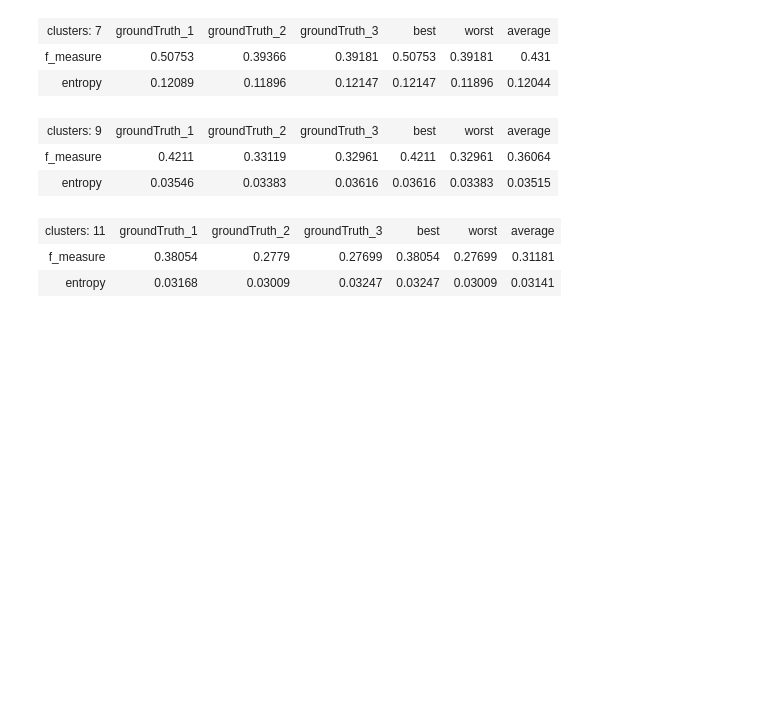
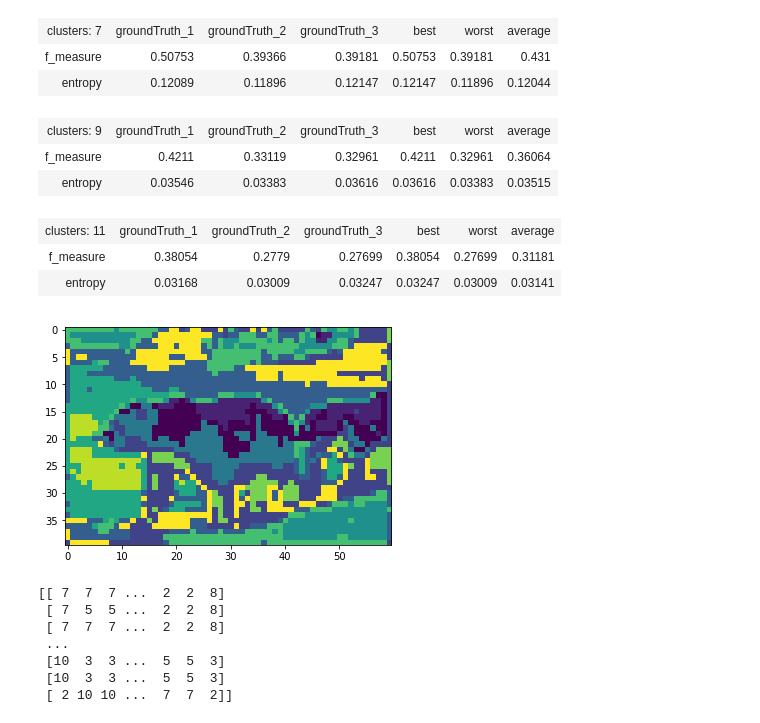
Before and after one commit to M7moudHussein/Image-Segmentaion, a Jupyter notebook: clustering.ipynb, the cells around one changed output. Saved outputs shown, nothing was run; the diff lists cells and outputs as text; code cells hidden in the pictures; blank space fills up the shorter version.

```diff
--- a/clustering.ipynb
+++ b/clustering.ipynb
@@ -484,3 +486,37 @@ image_report("train", os.path.join(dirc_kmeans, "run_1"), pyramid_image, segs)
 | clusters: 11 | groundTruth_1 | groundTruth_2 | groundTruth_3 | best | worst | average |
 | f_measure | 0.38054 | 0.2779 | 0.27699 | 0.38054 | 0.27699 | 0.31181 |
 | entropy | 0.03168 | 0.03009 | 0.03247 | 0.03247 | 0.03009 | 0.03141 |
+# %%
+from sklearn.cluster import SpectralClustering
+from skimage.transform import resize
+
+def spectral_cluster(img, n_clusters, tpe, gamma=1):
+    img = resize(img, (40, 60), anti_aliasing=True)
+    n = img.shape[0]
+    m = img.shape[1]
+    colors = img.shape[2]
+    img = img.reshape(n * m, colors)
+    spectral = SpectralClustering(n_clusters=n_clusters,
+                       gamma=gamma, affinity=tpe,
+                       n_neighbors=n_clusters,
+                       n_jobs=-1).fit(img)
+    labels = spectral.labels_
+    labels = labels.reshape(n, m)
+    return labels
+
+
+img = imread(os.path.join(dirc_train, "100075.jpg"))
+img.flags.writeable = True
+result = spectral_cluster(img, 11, 'nearest_neighbors', 1)
+plt.imshow(result)
+plt.show()
+print(result)
+# %% [output]
+[figure, added]
+[[ 7  7  7 ...  2  2  8]
+ [ 7  5  5 ...  2  2  8]
+ [ 7  7  7 ...  2  2  8]
+ ...
+ [10  3  3 ...  5  5  3]
+ [10  3  3 ...  5  5  3]
+ [ 2 10 10 ...  7  7  2]]
```
Also changed, not shown: parts of 6 cells of this notebook.
